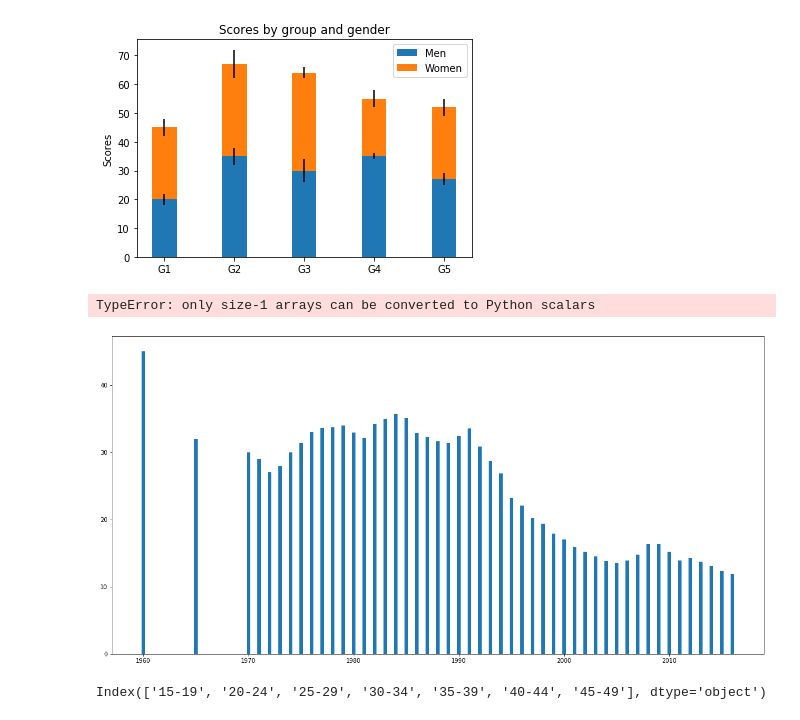
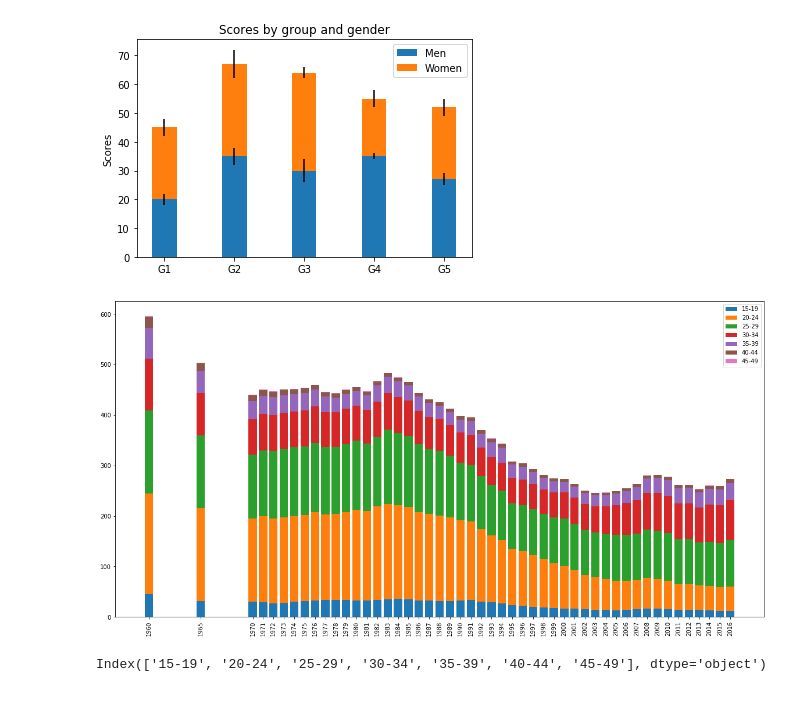
Before and after one commit to marcinsola/CDV_Data_Science, a Jupyter notebook: II/Wstep_do_Big_Data_w_ekonomii/projekt_zaliczeniowy/code.ipynb, the cells around one changed output. Drawn from its saved outputs; the diff is of its cells as text; code cells hidden in the pictures.

Commit message:
Stacked bar chart done

```diff
--- a/II/Wstep_do_Big_Data_w_ekonomii/projekt_zaliczeniowy/code.ipynb
+++ b/II/Wstep_do_Big_Data_w_ekonomii/projekt_zaliczeniowy/code.ipynb
@@ -174,21 +175,21 @@ plt.show()
 # %% [output]
 [figure]
 # %%
-age_groups = dzietnosc.columns[1:-5]
+age_groups = dzietnosc.columns[:-5]
 fig, ax = plt.subplots()
 fig.set_size_inches(20, 10)
-ax.bar(dzietnosc.index, dzietnosc['15-19'], width=.35, label='15-19')
-ax.bar(dzietnosc.index, dzietnosc['20-24'], width=.35, label='20-25', bottom=dzietnosc['15-19'])
-ax.set_xticklabels.index(dzietnosc.index, rotation=90)
+ax.set_xticklabels(dzietnosc.index, rotation=90)
 ax.set_xticks(dzietnosc.index)
+ax.set_title('Liczba urodzeń na 1000 kobiet w grupach wiekowych')
+ax.set_xlabel('Rok')
+ax.set_ylabel('L')
+for i in range(len(age_groups)):
+    ax.bar(dzietnosc.index, dzietnosc[age_groups[i]], label=age_groups[i], bottom=np.array(dzietnosc[age_groups[:i]].sum(axis=1)))
 
-# for i in range(1, len(age_groups) - 1):
-#     ax.bar(dzietnosc['year'], dzietnosc[age_groups[i]], bottom=dzietnosc[age_groups[i]] - dzietnosc[age_groups[:i]].sum(axis=1))
-
+plt.legend(loc='best')
 plt.show()
 # %% [output]
-TypeError: only size-1 arrays can be converted to Python scalars
-[figure, old version]
+[figure, new version]
 # %%
 age_groups
 # %% [output]
```
Also changed, not shown: parts of 3 cells of this notebook, 1 other file.
